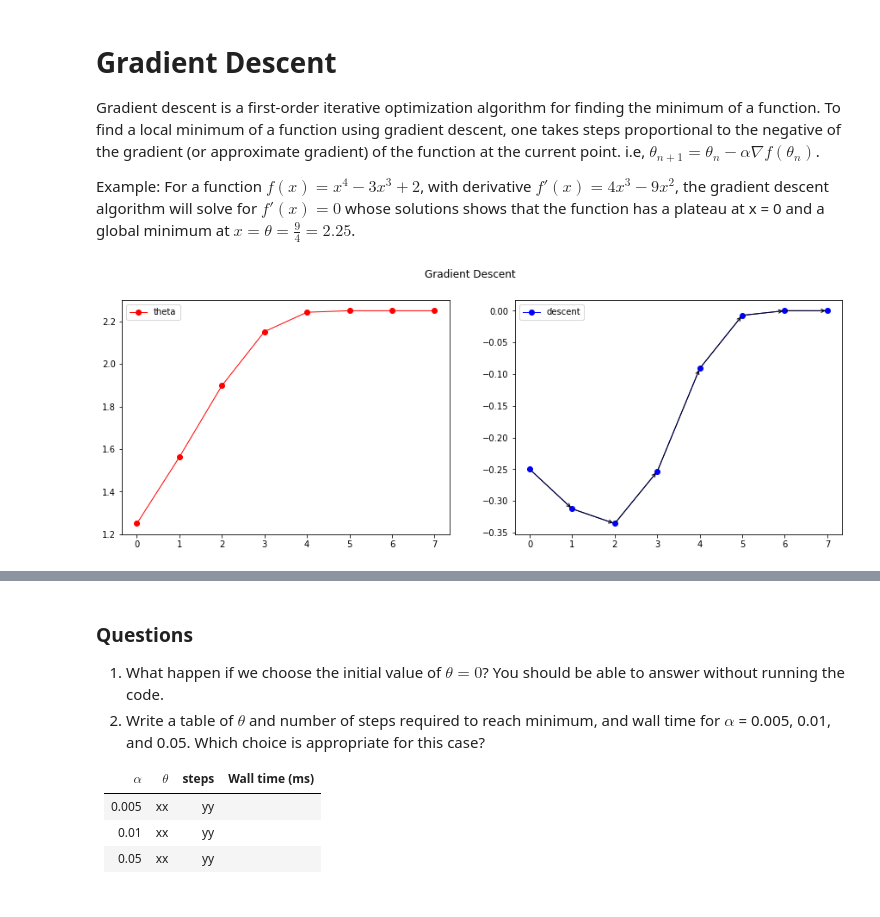
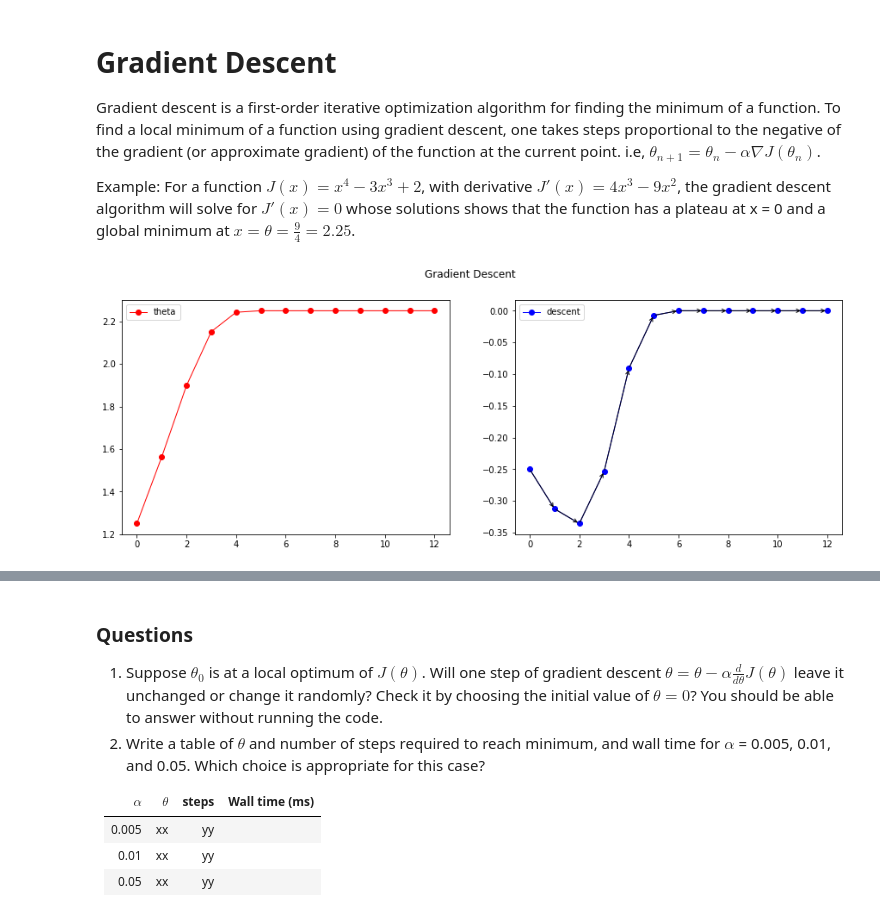
Before and after one commit to akanugan/DataScience, a Jupyter notebook: NeuralNetwork/gradientDescent.ipynb, the cells around one changed output, grey strips where cells are left out. Saved outputs shown, nothing was run; the diff lists cells and outputs as text; code cells hidden in the pictures.

```diff
--- a/NeuralNetwork/gradientDescent.ipynb
+++ b/NeuralNetwork/gradientDescent.ipynb
@@ -1,48 +1,48 @@
 # %% [markdown]
 # Gradient Descent
-Gradient descent is a first-order iterative optimization algorithm for finding the minimum of a function. To find a local minimum of a function using gradient descent, one takes steps proportional to the negative of the gradient (or approximate gradient) of the function at the current point. i.e, $\theta_{n+1} = \theta_n -\alpha \nabla f(\theta_n)$.
+Gradient descent is a first-order iterative optimization algorithm for finding the minimum of a function. To find a local minimum of a function using gradient descent, one takes steps proportional to the negative of the gradient (or approximate gradient) of the function at the current point. i.e, $\theta_{n+1} = \theta_n -\alpha \nabla J(\theta_n)$.
 
-Example: For a function $f(x)=x^{4}-3x^{3}+2$, with derivative $f'(x)=4x^{3}-9x^{2}$, the gradient descent algorithm will solve for $f'(x)=0$ whose solutions shows that the function has a plateau at x = 0 and a global minimum at $x=\theta={\tfrac {9}{4}}=2.25$.
+Example: For a function $J(x)=x^{4}-3x^{3}+2$, with derivative $J'(x)=4x^{3}-9x^{2}$, the gradient descent algorithm will solve for $J'(x)=0$ whose solutions shows that the function has a plateau at x = 0 and a global minimum at $x=\theta={\tfrac {9}{4}}=2.25$.
 # %%
 %%time
 import matplotlib.pyplot as plt
 
 theta = 1  # We start the search at x=6
 alpha = 0.05  # Step size multiplier, learning rate
-precision = 0.00001  # Desired precision of result
+precision = 0.0000  # 0.00001Desired precision of result
 max_iters = 10000  # Maximum number of iterations
 
 # Derivative function
-df = lambda x: 4 * x**3 - 9 * x**2
+dJ = lambda x: 4 * x**3 - 9 * x**2
 
 X = []
 descent = []
 thetaS = []
 
 for i in range(max_iters):
     X.append(i)
     theta_n = theta
-    theta = theta_n - alpha * df(theta_n) # steps are propagated to negative of the gradient of the f(x)
+    theta = theta_n - alpha * dJ(theta_n) # steps are propagated to negative of the gradient of the f(x)
     thetaS.append(theta)
     diff = theta_n - theta
     descent.append(diff)
     if abs(diff) <= precision:
         break
 
 fig,(ax0, ax1) = plt.subplots(1,2, figsize=(15,5))
 ax0.plot(X, thetaS, color='red', label='theta',marker='o', linewidth=1.0)
 ax1.plot(X, descent, color='blue', label='descent', marker='o', linewidth=1.0)
 
 for j in range(1, len(X)):
     ax1.annotate("", xy=(X[j], descent[j]), xytext=(X[j-1], descent[j-1]),
                  arrowprops=dict(arrowstyle="->"), color='blue')
 
 ax0.legend()
 ax1.legend()
 fig.suptitle('Gradient Descent')
 plt.show()
 print("Number of steps", len(descent))
 print("Minimum at", round(theta, 3))
 print("-----")
 # %% [output]
-[figure, old version]
+[figure, new version]
@@ -54,6 +54,6 @@ Wall time: 559 ms
 # %% [markdown]
 ### Questions
-1. What happen if we choose the initial value of $\theta=0$? You should be able to answer without running the code.
+1. Suppose $\theta_0$ is at a local optimum of $J(\theta)$. Will one step of gradient descent $\theta = \theta -\alpha \frac{d}{d \theta} J(\theta)$ leave it unchanged or change it randomly? Check it by choosing the initial value of $\theta=0$? You should be able to answer without running the code.
 2. Write a table of $\theta$ and number of steps required to reach minimum, and wall time for $\alpha$ = 0.005, 0.01, and 0.05. Which choice is appropriate for this case?
 
 |$\alpha$  |$\theta$  | steps   | Wall time (ms) |
```
Also changed, not shown: parts of 5 cells of this notebook, 4 other files.
